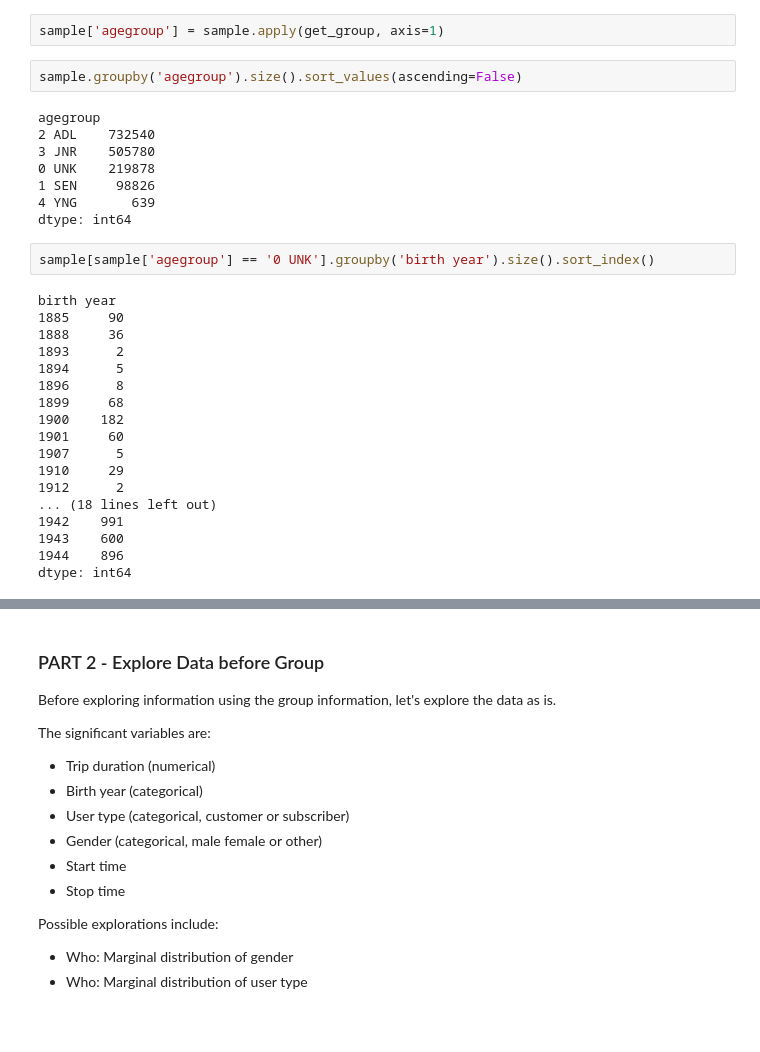
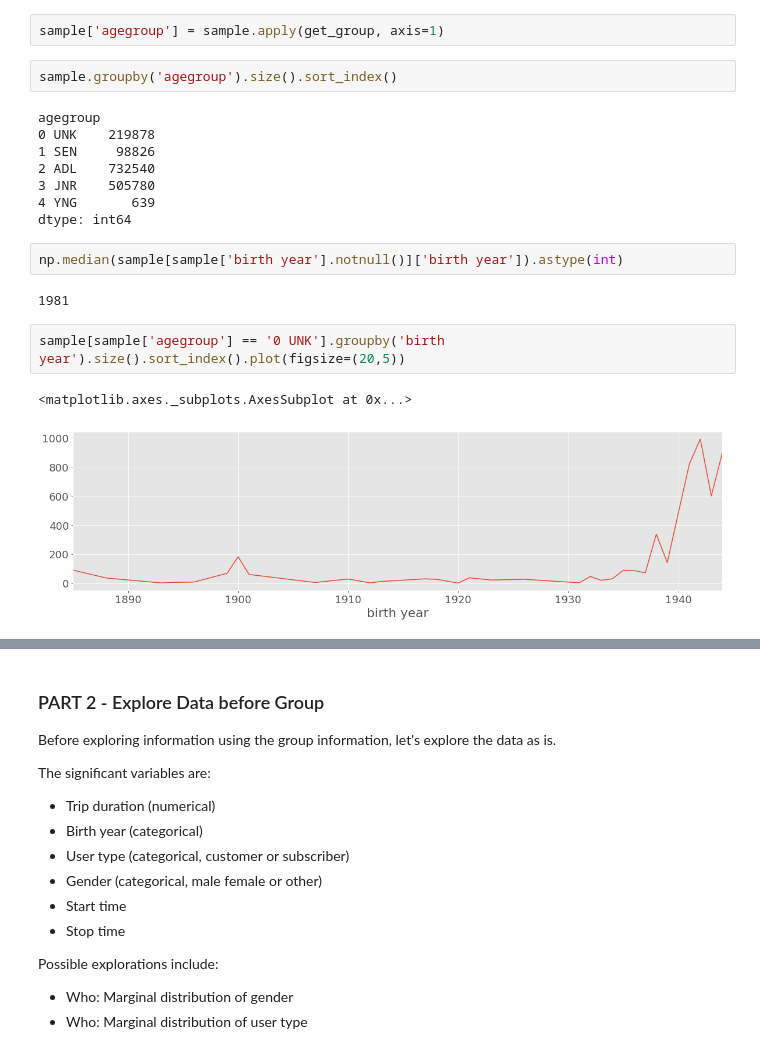
Before and after one commit to advanit/sb-submit, a Jupyter notebook: story.ipynb, the cells around one changed output, grey strips where cells are left out. Cells and saved outputs as stored; diff of their text form; blank space fills up the shorter version.

```diff
--- a/story.ipynb
+++ b/story.ipynb
@@ -119,32 +154,21 @@ def get_group(row):
 # %%
 sample['agegroup'] = sample.apply(get_group, axis=1)
 # %%
-sample.groupby('agegroup').size().sort_values(ascending=False)
+sample.groupby('agegroup').size().sort_index()
 # %% [output]
 agegroup
+0 UNK    219878
+1 SEN     98826
 2 ADL    732540
 3 JNR    505780
-0 UNK    219878
-1 SEN     98826
 4 YNG       639
 dtype: int64
+# %%
+np.median(sample[sample['birth year'].notnull()]['birth year']).astype(int)
+# %% [output]
+1981
 # %%
-sample[sample['agegroup'] == '0 UNK'].groupby('birth year').size().sort_index()
+sample[sample['agegroup'] == '0 UNK'].groupby('birth year').size().sort_index().plot(figsize=(20,5))
 # %% [output]
-birth year
-1885     90
-1888     36
-1893      2
-1894      5
-1896      8
-1899     68
-1900    182
-1901     60
-1907      5
-1910     29
-1912      2
-... (18 lines left out)
-1942    991
-1943    600
-1944    896
-dtype: int64
+<matplotlib.axes._subplots.AxesSubplot at 0x...>
+[figure, added]
```
Also changed, not shown: parts of 8 cells of this notebook.
